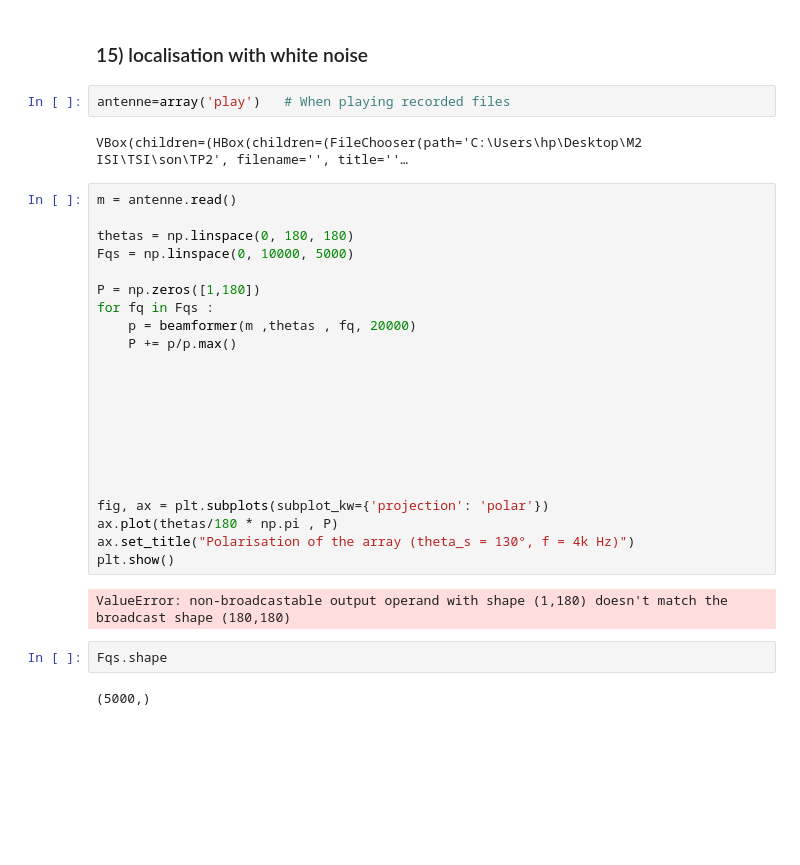
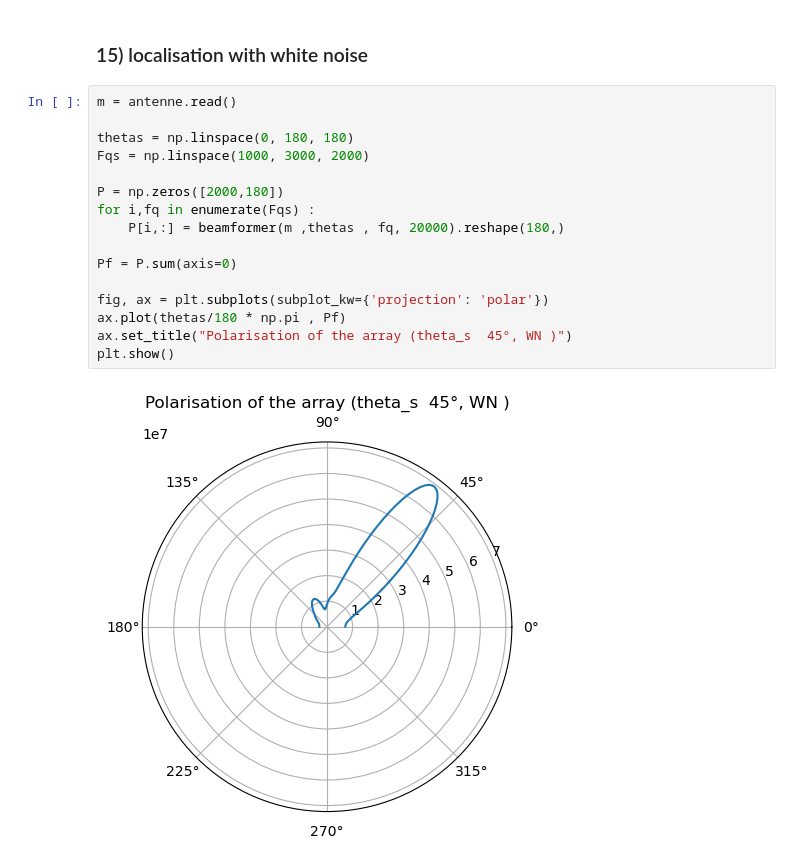
Before and after one commit to islemkobbi/M2-ISI, a Jupyter notebook: TSI/son/TP2/TP2_etu.ipynb, the cells around one changed output. Saved outputs shown, nothing was run; the diff lists cells and outputs as text; blank space fills up the shorter version.

```diff
--- a/TSI/son/TP2/TP2_etu.ipynb
+++ b/TSI/son/TP2/TP2_etu.ipynb
@@ -354,34 +631,20 @@ Some comments
 # %% [markdown]
 ### 15) localisation with white noise
-# %%
-antenne=array('play')   # When playing recorded files
-# %% [output]
-VBox(children=(HBox(children=(FileChooser(path='C:\Users\hp\Desktop\M2 ISI\TSI\son\TP2', filename='', title=''…
 # %%
 m = antenne.read()
 
 thetas = np.linspace(0, 180, 180)
-Fqs = np.linspace(0, 10000, 5000)
+Fqs = np.linspace(1000, 3000, 2000)
 
-P = np.zeros([1,180])
-for fq in Fqs :
-    p = beamformer(m ,thetas , fq, 20000)
-    P += p/p.max()
+P = np.zeros([2000,180])
+for i,fq in enumerate(Fqs) :
+    P[i,:] = beamformer(m ,thetas , fq, 20000).reshape(180,)
 
-
-
-
-
-
-
+Pf = P.sum(axis=0)
 
 fig, ax = plt.subplots(subplot_kw={'projection': 'polar'})
-ax.plot(thetas/180 * np.pi , P)
-ax.set_title("Polarisation of the array (theta_s = 130°, f = 4k Hz)")
+ax.plot(thetas/180 * np.pi , Pf)
+ax.set_title("Polarisation of the array (theta_s  45°, WN )")
 plt.show()
 # %% [output]
-ValueError: non-broadcastable output operand with shape (1,180) doesn't match the broadcast shape (180,180)
+[figure, added]
-# %%
-Fqs.shape
-# %% [output]
-(5000,)
```
Also changed, not shown: parts of 45 cells of this notebook, 11 other files.
